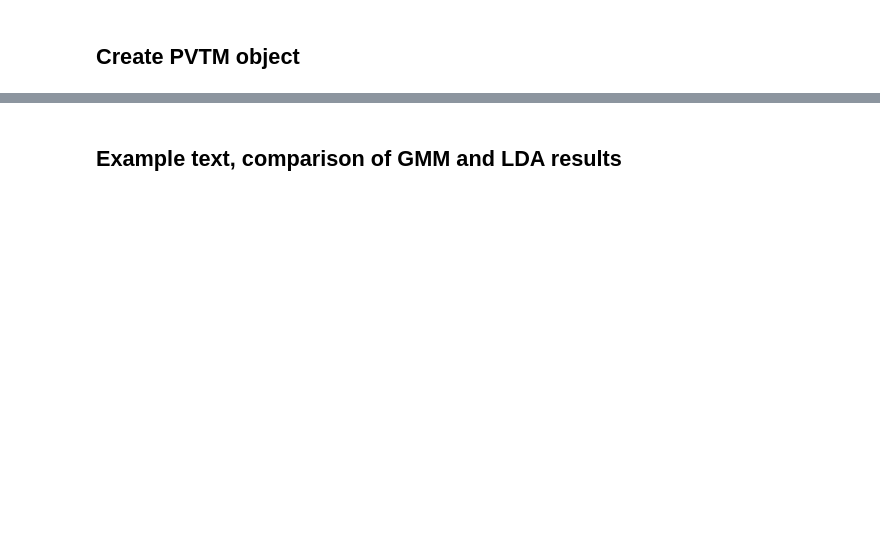
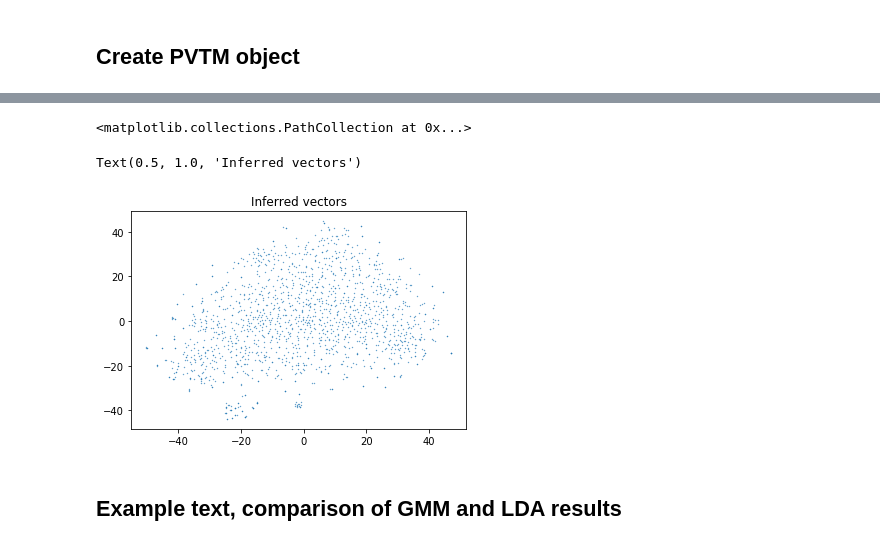
Before and after one commit to davidlenz/pvtm, a Jupyter notebook: class_PVTM.ipynb, the cells around one changed output, grey strips where cells are left out. Cells and saved outputs as stored; diff of their text form; code cells hidden in the pictures; blank space fills up the shorter version.

```diff
--- a/class_PVTM.ipynb
+++ b/class_PVTM.ipynb
@@ -307,3 +357,20 @@ pvtm.document_topics.shape # number of rows = number of documents; number of col
+# %%
+new_vecs = df.text.str.split().apply(pvtm.model.infer_vector)
+
+new_vecs = np.array([k for j in new_vecs.values for k in j]).reshape(-1,100)
+
+t = TSNE()
+tsnevecs2 = t.fit_transform(new_vecs)
+
+import matplotlib.pyplot as plt
+
+plt.scatter(tsnevecs2[:,0], tsnevecs2[:,1], s=0.1)
+plt.title('Inferred vectors')
+plt.show()
+# %% [output]
+<matplotlib.collections.PathCollection at 0x...>
+Text(0.5, 1.0, 'Inferred vectors')
+[figure, added]
 # %% [markdown]
 ## Example text, comparison of GMM and LDA results
 # %%
```
Also changed, not shown: parts of 23 cells of this notebook.
